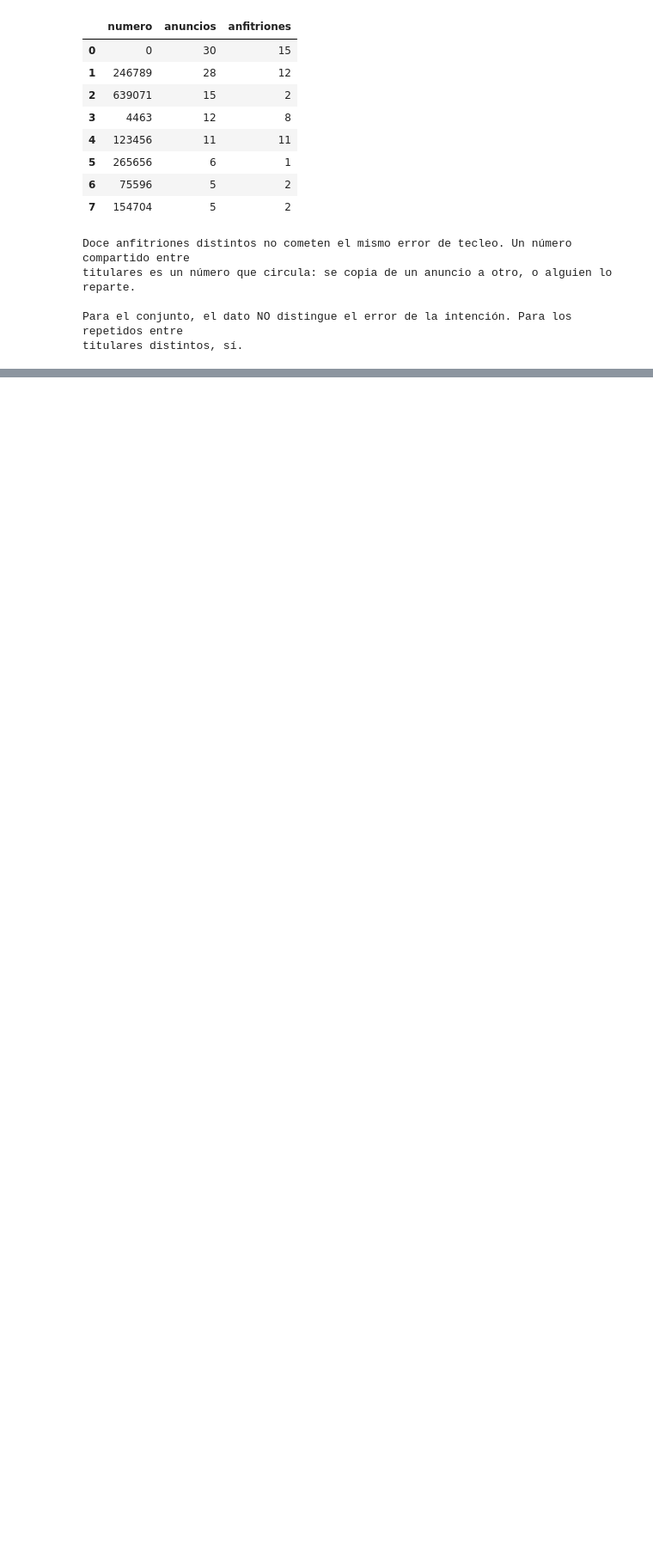
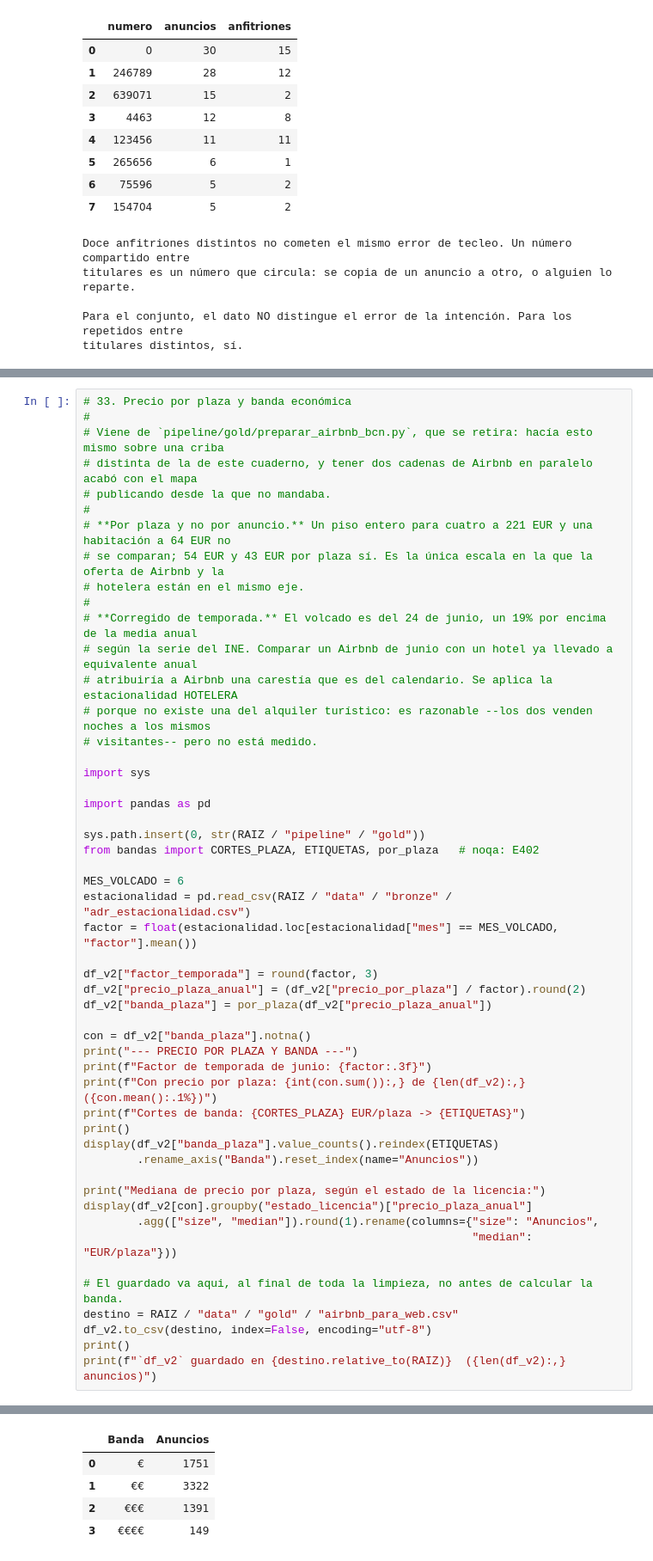
Before and after one commit to Ruthlessallen/Turismo-y-Barcelona, a Jupyter notebook: pipeline/notebooks/revisar_airbnb_v2.ipynb, the cells around one changed output, grey strips where cells are left out. Shown at 86% size. Cells and saved outputs as stored; diff of their text form; blank space fills up the shorter version.

```diff
--- a/pipeline/notebooks/revisar_airbnb_v2.ipynb
+++ b/pipeline/notebooks/revisar_airbnb_v2.ipynb
@@ -2403,3 +2483,55 @@ NOTA QUE DEBE ACOMPAÑAR A ESTAS CIFRAS EN LA WEB
 
   En ningún caso se puede afirmar que la licencia no exista. Lo que se mide es el incumplimiento de
   la obligación de declararla en la plataforma.
+# %%
+# 33. Precio por plaza y banda económica
+#
+# Viene de `pipeline/gold/preparar_airbnb_bcn.py`, que se retira: hacía esto mismo sobre una criba
+# distinta de la de este cuaderno, y tener dos cadenas de Airbnb en paralelo acabó con el mapa
+# publicando desde la que no mandaba.
+#
+# **Por plaza y no por anuncio.** Un piso entero para cuatro a 221 EUR y una habitación a 64 EUR no
+# se comparan; 54 EUR y 43 EUR por plaza sí. Es la única escala en la que la oferta de Airbnb y la
+# hotelera están en el mismo eje.
+#
+# **Corregido de temporada.** El volcado es del 24 de junio, un 19% por encima de la media anual
+# según la serie del INE. Comparar un Airbnb de junio con un hotel ya llevado a equivalente anual
+# atribuiría a Airbnb una carestía que es del calendario. Se aplica la estacionalidad HOTELERA
+# porque no existe una del alquiler turístico: es razonable --los dos venden noches a los mismos
+# visitantes-- pero no está medido.
+
+import sys
+
+import pandas as pd
+
+sys.path.insert(0, str(RAIZ / "pipeline" / "gold"))
+from bandas import CORTES_PLAZA, ETIQUETAS, por_plaza   # noqa: E402
+
+MES_VOLCADO = 6
+estacionalidad = pd.read_csv(RAIZ / "data" / "bronze" / "adr_estacionalidad.csv")
+factor = float(estacionalidad.loc[estacionalidad["mes"] == MES_VOLCADO, "factor"].mean())
+
+df_v2["factor_temporada"] = round(factor, 3)
+df_v2["precio_plaza_anual"] = (df_v2["precio_por_plaza"] / factor).round(2)
+df_v2["banda_plaza"] = por_plaza(df_v2["precio_plaza_anual"])
+
+con = df_v2["banda_plaza"].notna()
+print("--- PRECIO POR PLAZA Y BANDA ---")
+print(f"Factor de temporada de junio: {factor:.3f}")
+print(f"Con precio por plaza: {int(con.sum()):,} de {len(df_v2):,} ({con.mean():.1%})")
+print(f"Cortes de banda: {CORTES_PLAZA} EUR/plaza -> {ETIQUETAS}")
+print()
+display(df_v2["banda_plaza"].value_counts().reindex(ETIQUETAS)
+        .rename_axis("Banda").reset_index(name="Anuncios"))
+
+print("Mediana de precio por plaza, según el estado de la licencia:")
+display(df_v2[con].groupby("estado_licencia")["precio_plaza_anual"]
+        .agg(["size", "median"]).round(1).rename(columns={"size": "Anuncios",
+                                                          "median": "EUR/plaza"}))
+
+# El guardado va aqui, al final de toda la limpieza, no antes de calcular la banda.
+destino = RAIZ / "data" / "gold" / "airbnb_para_web.csv"
+df_v2.to_csv(destino, index=False, encoding="utf-8")
+print()
+print(f"`df_v2` guardado en {destino.relative_to(RAIZ)}  ({len(df_v2):,} anuncios)")
+# %% [output]
@@ -2405,0 +2542,5 @@ NOTA QUE DEBE ACOMPAÑAR A ESTAS CIFRAS EN LA WEB
+|  | Banda | Anuncios |
+| 0 | € | 1751 |
+| 1 | €€ | 3322 |
+| 2 | €€€ | 1391 |
+| 3 | €€€€ | 149 |
```
Also changed, not shown: parts of 14 cells of this notebook, 15 other files.
